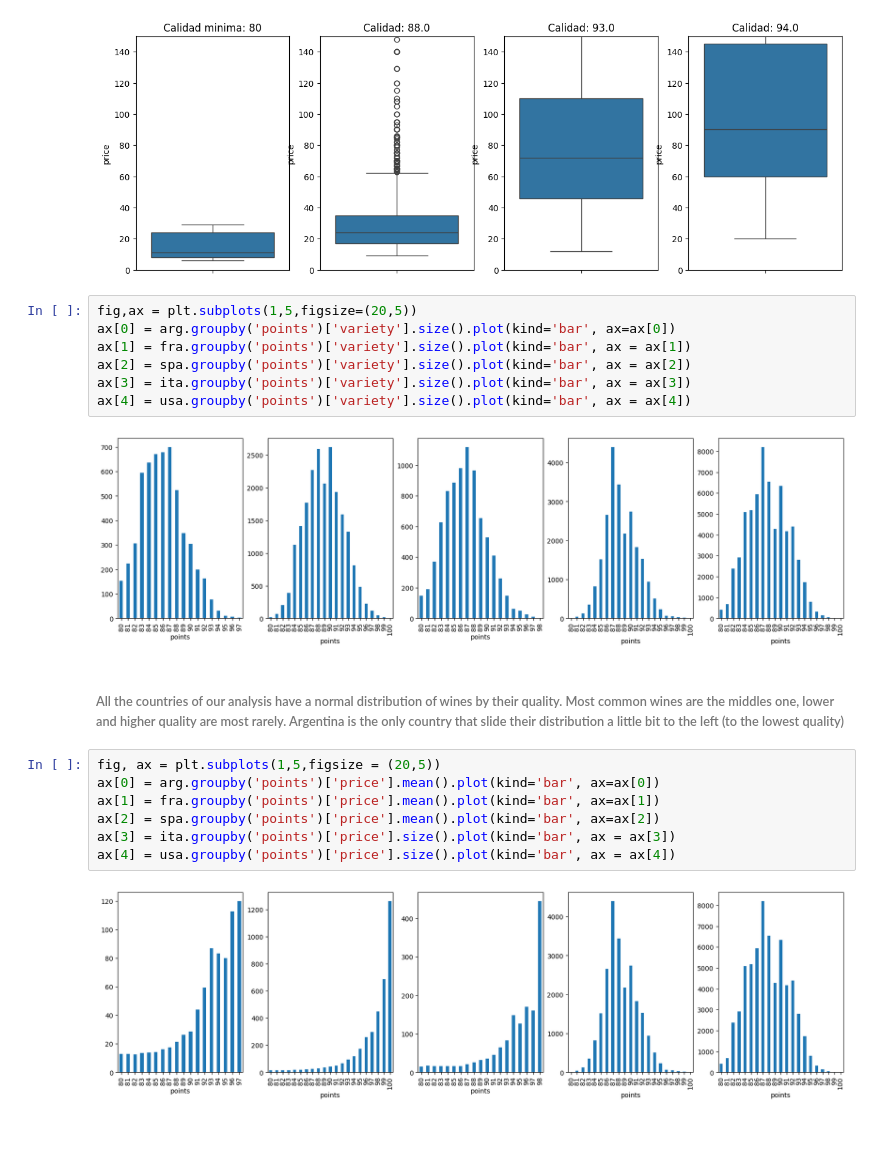
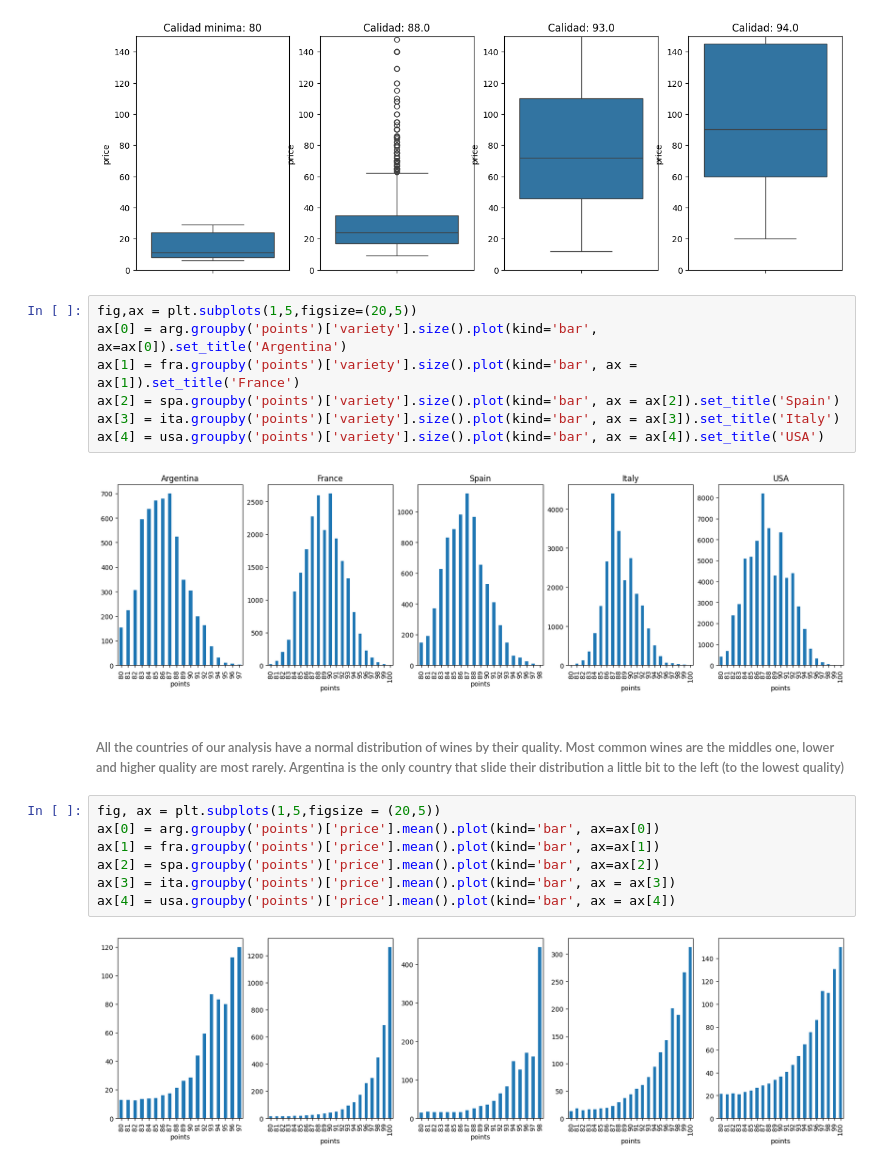
Before and after one commit to alejomedinazanca/wine_project, a Jupyter notebook: wine-project.ipynb, the cells around one changed output. Cells and saved outputs as stored; diff of their text form; blank space fills up the shorter version.

```diff
--- a/wine-project.ipynb
+++ b/wine-project.ipynb
@@ -427,13 +427,13 @@ plt.show()
 [figure]
 # %%
 fig,ax = plt.subplots(1,5,figsize=(20,5))
-ax[0] = arg.groupby('points')['variety'].size().plot(kind='bar', ax=ax[0])
-ax[1] = fra.groupby('points')['variety'].size().plot(kind='bar', ax = ax[1])
-ax[2] = spa.groupby('points')['variety'].size().plot(kind='bar', ax = ax[2])
-ax[3] = ita.groupby('points')['variety'].size().plot(kind='bar', ax = ax[3])
-ax[4] = usa.groupby('points')['variety'].size().plot(kind='bar', ax = ax[4])
+ax[0] = arg.groupby('points')['variety'].size().plot(kind='bar', ax=ax[0]).set_title('Argentina')
+ax[1] = fra.groupby('points')['variety'].size().plot(kind='bar', ax = ax[1]).set_title('France')
+ax[2] = spa.groupby('points')['variety'].size().plot(kind='bar', ax = ax[2]).set_title('Spain')
+ax[3] = ita.groupby('points')['variety'].size().plot(kind='bar', ax = ax[3]).set_title('Italy')
+ax[4] = usa.groupby('points')['variety'].size().plot(kind='bar', ax = ax[4]).set_title('USA')
 # %% [output]
-[figure, old version]
+[figure, new version]
 # %% [markdown]
 ###### All the countries of our analysis have a normal distribution of wines by their quality. Most common wines are the middles one, lower and higher quality are most rarely. Argentina is the only country that slide their distribution a little bit to the left (to the lowest quality)
 # %%
@@ -441,8 +441,8 @@ fig, ax = plt.subplots(1,5,figsize = (20,5))
 ax[0] = arg.groupby('points')['price'].mean().plot(kind='bar', ax=ax[0])
 ax[1] = fra.groupby('points')['price'].mean().plot(kind='bar', ax=ax[1])
 ax[2] = spa.groupby('points')['price'].mean().plot(kind='bar', ax=ax[2])
-ax[3] = ita.groupby('points')['price'].size().plot(kind='bar', ax = ax[3])
-ax[4] = usa.groupby('points')['price'].size().plot(kind='bar', ax = ax[4])
+ax[3] = ita.groupby('points')['price'].mean().plot(kind='bar', ax = ax[3])
+ax[4] = usa.groupby('points')['price'].mean().plot(kind='bar', ax = ax[4])
 # %% [output]
-[figure, old version]
+[figure, new version]
 # %% [markdown]
```
Also changed, not shown: parts of 2 cells of this notebook.
